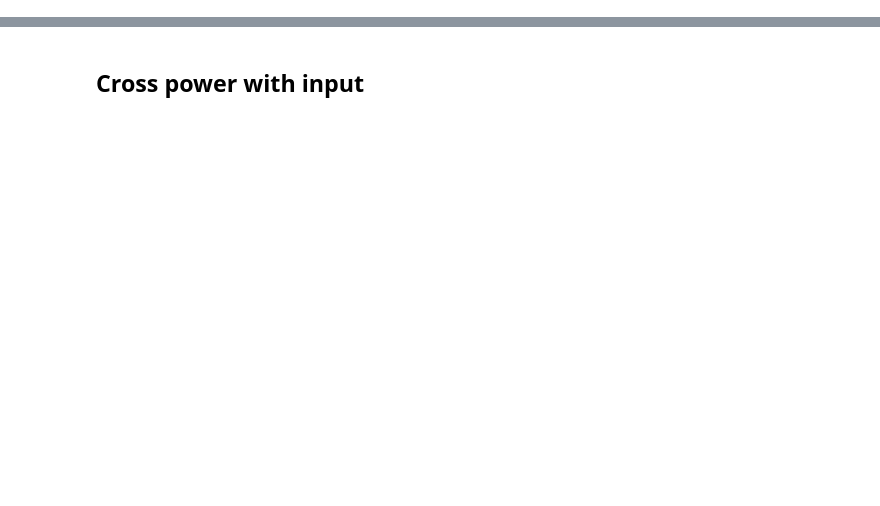
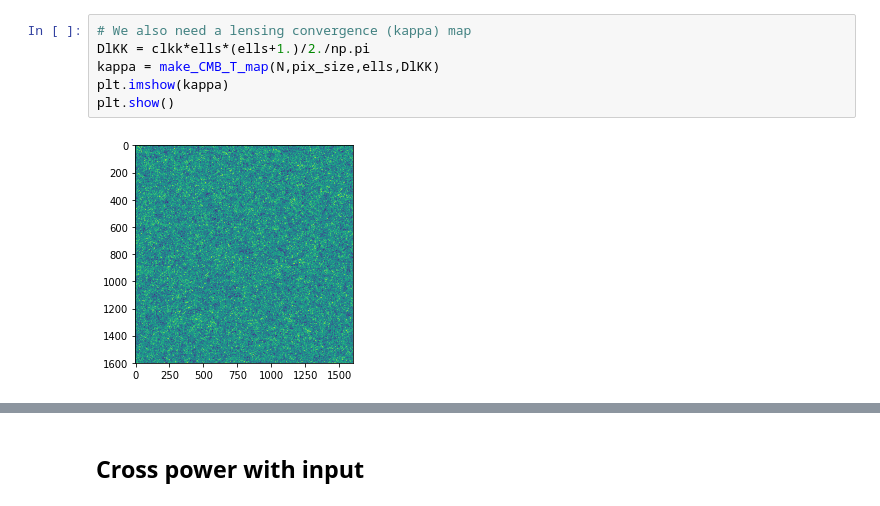
Before and after one commit to jeffmcm1977/CMBAnalysis_SummerSchool, a Jupyter notebook: CMB_School_Part_10.ipynb, the cells around one changed output, grey strips where cells are left out. Drawn from its saved outputs; the diff is of its cells as text; blank space fills up the shorter version.

```diff
--- a/CMB_School_Part_10.ipynb
+++ b/CMB_School_Part_10.ipynb
@@ -0,0 +40,8 @@
+# %%
+# We also need a lensing convergence (kappa) map
+DlKK = clkk*ells*(ells+1.)/2./np.pi
+kappa = make_CMB_T_map(N,pix_size,ells,DlKK)
+plt.imshow(kappa)
+plt.show()
+# %% [output]
+[figure, added]
```
Also changed, not shown: parts of 10 cells of this notebook, 1 other file.
